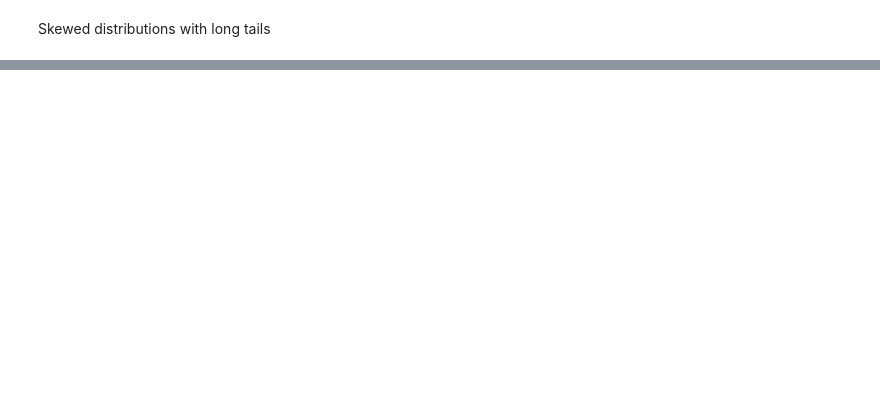
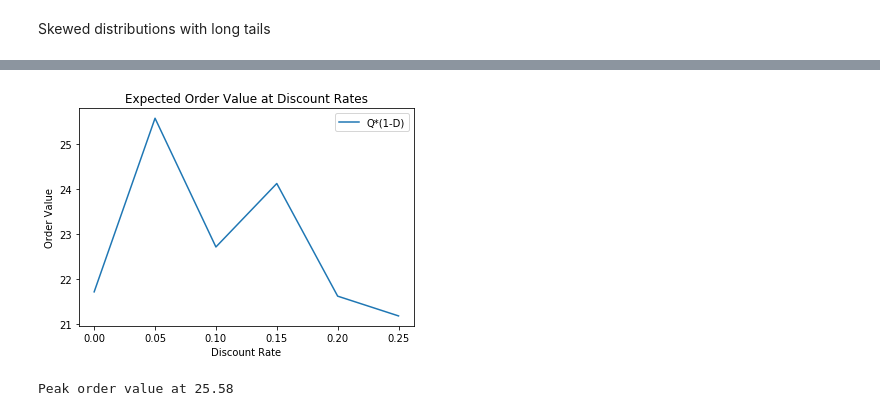
Before and after one commit to ktzioumis/Northwind-Traders, a Jupyter notebook: Project2.ipynb, the cells around one changed output, grey strips where cells are left out. Cells and saved outputs as stored; diff of their text form; code cells hidden in the pictures; blank space fills up the shorter version.

```diff
--- a/Project2.ipynb
+++ b/Project2.ipynb
@@ -201,6 +206,12 @@ Q_15pc_discount=OD.loc[OD.Discount==0.15]['Quantity']
 Q_20pc_discount=OD.loc[OD.Discount==0.20]['Quantity']
 Q_25pc_discount=OD.loc[OD.Discount==0.25]['Quantity']
 # %%
+rate=0.05
 for disc in [Q_5pc_discount,Q_10pc_discount, Q_15pc_discount, Q_20pc_discount,Q_25pc_discount]:
-t_stat, p= stats.ttest(Q_nodiscount,disc,equal_var=False) #Welch's T-test for unequal variance
-print()
+    t_stat, p= stats.ttest_ind(Q_nodiscount,disc,equal_var=False)#Welch's T-test for unequal variance
+    if p<0.05:
+        status="REJECT"
+    else:
+        status="ACCEPT"
+    print(f'At a discount rate of {round(rate,2)} a 2 sided t-test yields {round(p,4)} which is leads us to {status} the null hypothesis')
+    rate+=0.05
@@ -206,0 +233,16 @@ print()
+# %%
+rates=np.array([0,0.05,0.1,0.15,0.2,0.25])
+means=[]
+for disc in [Q_nodiscount,Q_5pc_discount,Q_10pc_discount, Q_15pc_discount, Q_20pc_discount,Q_25pc_discount]:
+    means.append(np.mean(disc))
+expected=np.array(means)*(1-rates)
+plt.plot(rates,expected,label='Q*(1-D)')
+plt.title('Expected Order Value at Discount Rates')
+plt.ylabel('Order Value')
+plt.xlabel('Discount Rate')
+plt.legend()
+plt.show()
+print(f'Peak order value at {round(expected.max(),2)}')
+# %% [output]
+[figure, added]
+Peak order value at 25.58
```
Also changed, not shown: parts of 18 cells of this notebook.
